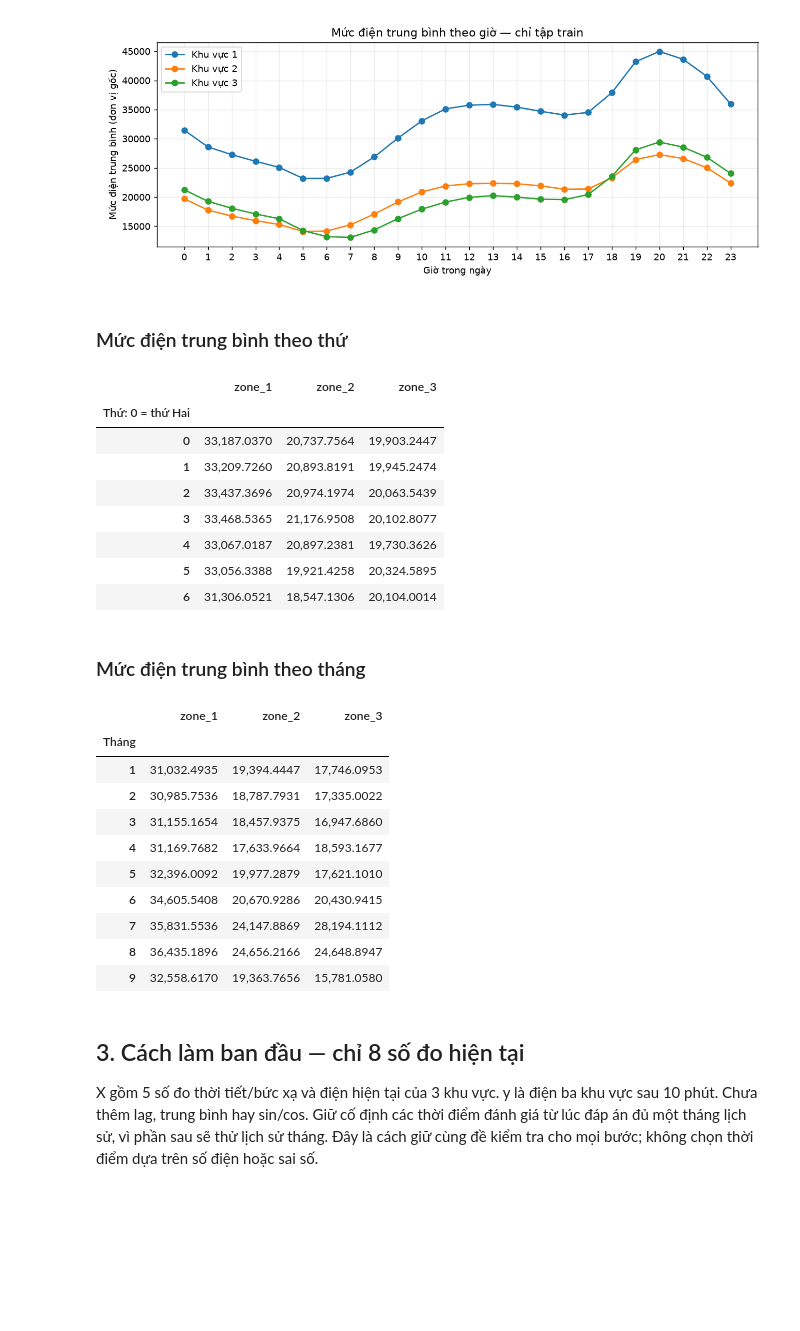
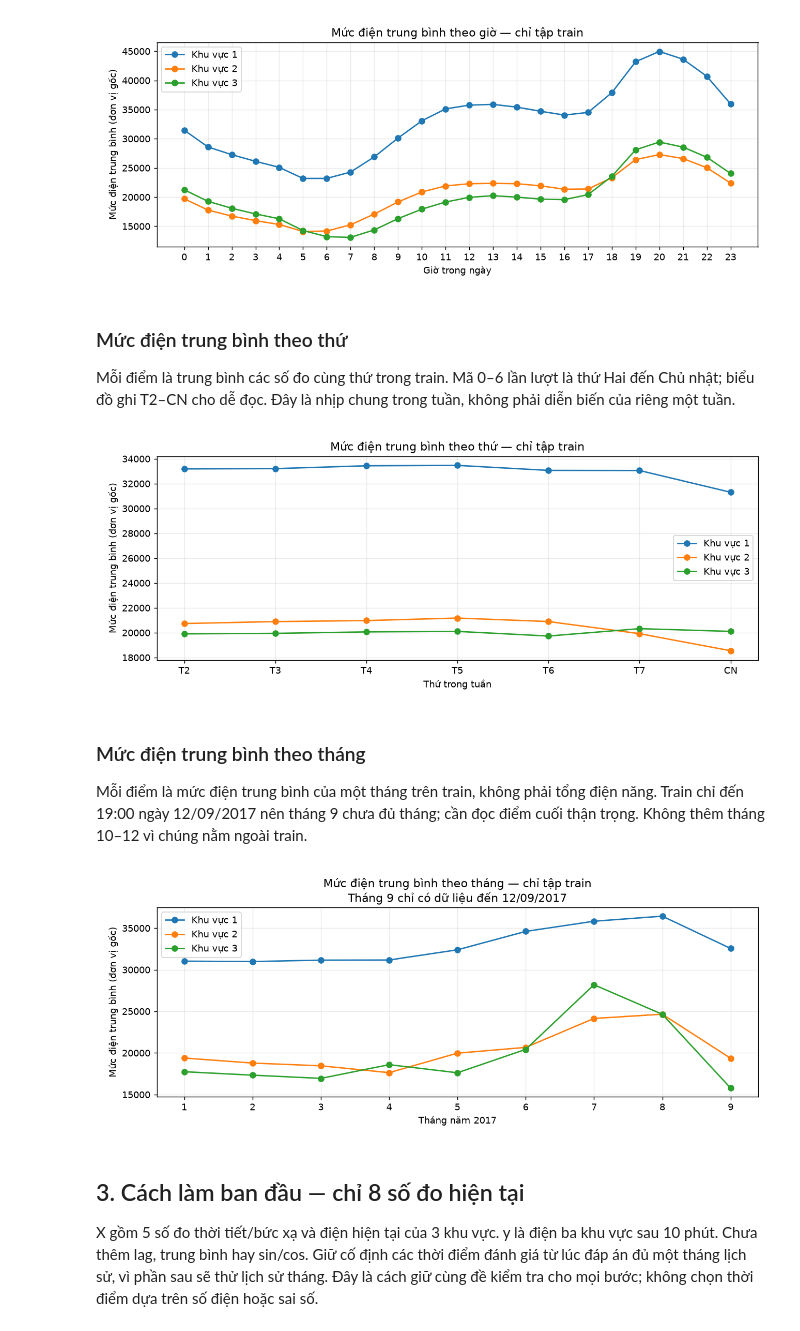
Before and after one commit to huy1907ddddddd/DS66B_group_14, a Jupyter notebook: notebooks/GridWatch_Colab.ipynb, the cells around one changed output. Cells and saved outputs as stored; diff of their text form; code cells hidden in the pictures; blank space fills up the shorter version.

```diff
--- a/notebooks/GridWatch_Colab.ipynb
+++ b/notebooks/GridWatch_Colab.ipynb
@@ -35,7 +36,8 @@ Hai ô dưới cùng hiện hai dòng đầu train: trước rồi sau đổi t
 ### 2.1. Đọc, chia và xem dữ liệu thô
 # %%
 url = 'https://raw.githubusercontent.com/huy1907ddddddd/DS66B_group_14/eaabc962460c76dc76db4a59d3de5a5dfd6329fd/data/raw/Tetuan%20City%20power%20consumption.csv'
-data = pd.read_csv(url)
+data_file = Path('../data/raw/Tetuan City power consumption.csv')
+data = pd.read_csv(data_file if data_file.exists() else url)
 train_end = int(len(data) * 0.70)
 test_start = int(len(data) * 0.85)
 test = data.iloc[test_start:].copy()
@@ -115,34 +117,36 @@ plt.show()
 [figure]
 # %% [markdown]
 ### Mức điện trung bình theo thứ
+Mỗi điểm là trung bình các số đo cùng thứ trong train. Mã 0–6 lần lượt là thứ Hai đến Chủ nhật; biểu đồ ghi T2–CN cho dễ đọc. Đây là nhịp chung trong tuần, không phải diễn biến của riêng một tuần.
 # %%
-display(early.groupby(early.time.dt.dayofweek)[zones].mean().rename_axis('Thứ: 0 = thứ Hai'))
+weekday_power = early.groupby(early.time.dt.dayofweek)[zones].mean()
+weekday_power.plot(marker='o', figsize=(10, 4))
+plt.title('Mức điện trung bình theo thứ — chỉ tập train')
+plt.xlabel('Thứ trong tuần')
+plt.ylabel('Mức điện trung bình (đơn vị gốc)')
+plt.xticks(range(7), ['T2', 'T3', 'T4', 'T5', 'T6', 'T7', 'CN'])
+plt.legend(['Khu vực 1', 'Khu vực 2', 'Khu vực 3'])
+plt.grid(alpha=0.25)
+plt.tight_layout()
+plt.show()
 # %% [output]
-|  | zone_1 | zone_2 | zone_3 |
-| Thứ: 0 = thứ Hai |  |  |  |
-| 0 | 33,187.0370 | 20,737.7564 | 19,903.2447 |
-| 1 | 33,209.7260 | 20,893.8191 | 19,945.2474 |
-| 2 | 33,437.3696 | 20,974.1974 | 20,063.5439 |
-| 3 | 33,468.5365 | 21,176.9508 | 20,102.8077 |
-| 4 | 33,067.0187 | 20,897.2381 | 19,730.3626 |
-| 5 | 33,056.3388 | 19,921.4258 | 20,324.5895 |
-| 6 | 31,306.0521 | 18,547.1306 | 20,104.0014 |
+[figure, added]
 # %% [markdown]
 ### Mức điện trung bình theo tháng
+Mỗi điểm là mức điện trung bình của một tháng trên train, không phải tổng điện năng. Train chỉ đến 19:00 ngày 12/09/2017 nên tháng 9 chưa đủ tháng; cần đọc điểm cuối thận trọng. Không thêm tháng 10–12 vì chúng nằm ngoài train.
 # %%
-display(early.groupby(early.time.dt.month)[zones].mean().rename_axis('Tháng'))
+monthly_power = early.groupby(early.time.dt.month)[zones].mean()
+monthly_power.plot(marker='o', figsize=(10, 4))
+plt.title('Mức điện trung bình theo tháng — chỉ tập train\nTháng 9 chỉ có dữ liệu đến 12/09/2017')
+plt.xlabel('Tháng năm 2017')
+plt.ylabel('Mức điện trung bình (đơn vị gốc)')
+plt.xticks(monthly_power.index)
+plt.legend(['Khu vực 1', 'Khu vực 2', 'Khu vực 3'])
+plt.grid(alpha=0.25)
+plt.tight_layout()
+plt.show()
 # %% [output]
-|  | zone_1 | zone_2 | zone_3 |
-| Tháng |  |  |  |
-| 1 | 31,032.4935 | 19,394.4447 | 17,746.0953 |
-| 2 | 30,985.7536 | 18,787.7931 | 17,335.0022 |
-| 3 | 31,155.1654 | 18,457.9375 | 16,947.6860 |
-| 4 | 31,169.7682 | 17,633.9664 | 18,593.1677 |
-| 5 | 32,396.0092 | 19,977.2879 | 17,621.1010 |
-| 6 | 34,605.5408 | 20,670.9286 | 20,430.9415 |
-| 7 | 35,831.5536 | 24,147.8869 | 28,194.1112 |
-| 8 | 36,435.1896 | 24,656.2166 | 24,648.8947 |
-| 9 | 32,558.6170 | 19,363.7656 | 15,781.0580 |
+[figure, added]
 # %% [markdown]
 ## 3. Cách làm ban đầu — chỉ 8 số đo hiện tại
 X gồm 5 số đo thời tiết/bức xạ và điện hiện tại của 3 khu vực. y là điện ba khu vực sau 10 phút.
```
Also changed, not shown: parts of 1 cell of this notebook, 5 other files.
